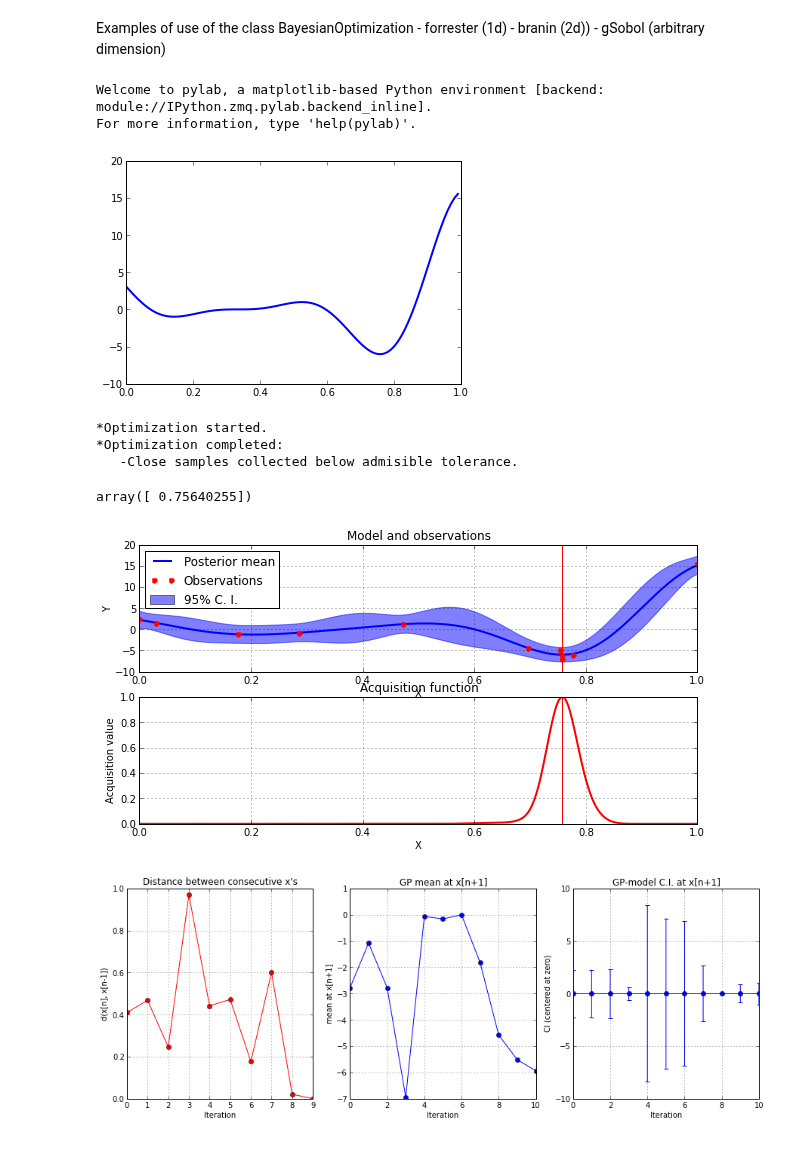
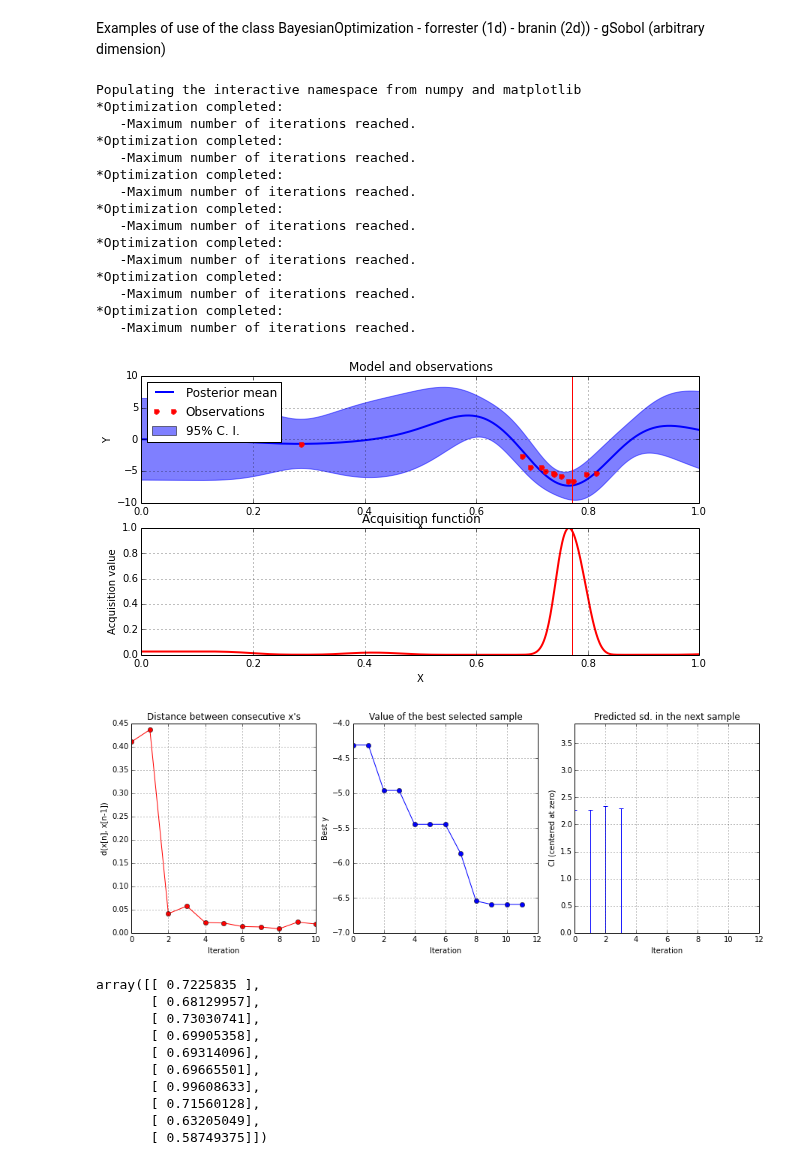
Before and after one commit to SheffieldML/GPyOpt, a Jupyter notebook: doc/examples/example.ipynb, the cells around one changed output. Saved outputs shown, nothing was run; the diff lists cells and outputs as text; code cells hidden in the pictures.

Commit message:
batch optimization added

```diff
--- a/doc/examples/example.ipynb
+++ b/doc/examples/example.ipynb
@@ -6,33 +6,63 @@ Examples of use of the class BayesianOptimization
 # %%
 %pylab inline
 # load packages and set seed
 import GPy
 import GPyOpt
 from numpy.random import seed
 seed(123)
 
 #tyt create the object function
 f_true = GPyOpt.fmodels.experiments1d.forrester()
 f_sim = GPyOpt.fmodels.experiments1d.forrester(sd= .5)
-f_true.plot()
+#f_true.plot()
 
 # box constrains of the function and horizont
 bounds = [(0,1)]
 H = 1
 
 # starts the optimization
-myBopt = GPyOpt.methods.BayesianOptimization(f=f_sim.f,bounds=bounds,acquisition='EI',normalize = False, verbosity=0)
-myBopt.start_optimization(max_iter = 30,acqu_optimize_method = 'brute',acqu_optimize_restarts = 10, stop_criteria=0.001)
+myBopt = GPyOpt.methods.BayesianOptimization(f=f_sim.f,
+                                             bounds=bounds,
+                                             acquisition='MPI',
+                                             normalize = False,
+                                             verbosity=0)
+
+myBopt.start_optimization(max_iter = 5,
+                          n_inbatch = 2,
+                          acqu_optimize_method = 'brute',
+                          acqu_optimize_restarts = 20,
+                          stop_criteria=-1)
+
 myBopt.plot_acquisition()
 myBopt.plot_convergence()
-myBopt.x_opt
 # %% [output]
-Welcome to pylab, a matplotlib-based Python environment [backend: module://IPython.zmq.pylab.backend_inline].
-For more information, type 'help(pylab)'.
+Populating the interactive namespace from numpy and matplotlib
+*Optimization completed:
+   -Maximum number of iterations reached.
+*Optimization completed:
+   -Maximum number of iterations reached.
+*Optimization completed:
+   -Maximum number of iterations reached.
+*Optimization completed:
+   -Maximum number of iterations reached.
+*Optimization completed:
+   -Maximum number of iterations reached.
+*Optimization completed:
+   -Maximum number of iterations reached.
+*Optimization completed:
+   -Maximum number of iterations reached.
-[figure, old version]
+[figure, new version]
-*Optimization started.
-*Optimization completed:
-   -Close samples collected below admisible tolerance.
-array([ 0.75640255])
-[figure, old version]
+[figure, new version]
-[figure, removed]
+# %%
+myBopt.suggested_sample
+# %% [output]
+array([[ 0.7225835 ],
+       [ 0.68129957],
+       [ 0.73030741],
+       [ 0.69905358],
+       [ 0.69314096],
+       [ 0.69665501],
+       [ 0.99608633],
+       [ 0.71560128],
+       [ 0.63205049],
+       [ 0.58749375]])
```
Also changed, not shown: 11 other files.
